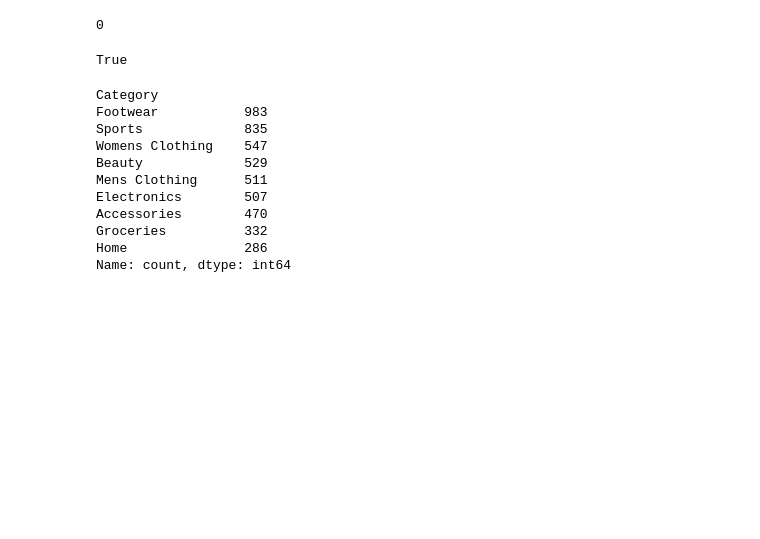
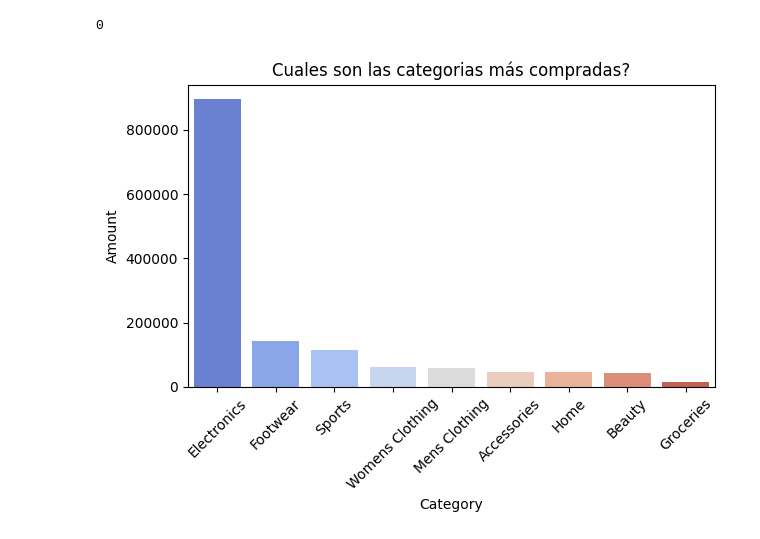
Before and after one commit to carmele9/Retail_Store_Sales_Prediction, a Jupyter notebook: notebooks/analysis.ipynb, the cells around one changed output. Drawn from its saved outputs; the diff is of its cells as text; code cells hidden in the pictures; blank space fills up the shorter version.

```diff
--- a/notebooks/analysis.ipynb
+++ b/notebooks/analysis.ipynb
@@ -100,20 +99,4 @@ profile = ProfileReport(
 
 profile.to_file("../reports/EDA.html")
 # %%
-webbrowser.open("file://" + os.path.abspath("../reports/EDA.html"))
+# webbrowser.open("file://" + os.path.abspath("../reports/EDA.html")) # Quitar comentario para ver el reporte
-# %% [output]
-True
-# %%
-df['Category'].value_counts()
-# %% [output]
-Category
-Footwear           983
-Sports             835
-Womens Clothing    547
-Beauty             529
-Mens Clothing      511
-Electronics        507
-Accessories        470
-Groceries          332
-Home               286
-Name: count, dtype: int64
@@ -120,9 +105,12 @@ Name: count, dtype: int64
 # %%
 df_category = df.groupby('Category')['Amount'].sum().sort_values(ascending=False).reset_index()
 
 sns.barplot(data = df_category, x = 'Category', y = 'Amount', hue='Category', palette='coolwarm', legend=False)
 plt.xticks(rotation = 45)
 plt.xlabel('Category')
 plt.ylabel('Amount')
+plt.title('Cuales son las categorias más compradas?')
 plt.tight_layout()
 plt.show()
+# %% [output]
+[figure, added]
```
Also changed, not shown: parts of 10 cells of this notebook, 2 other files.
